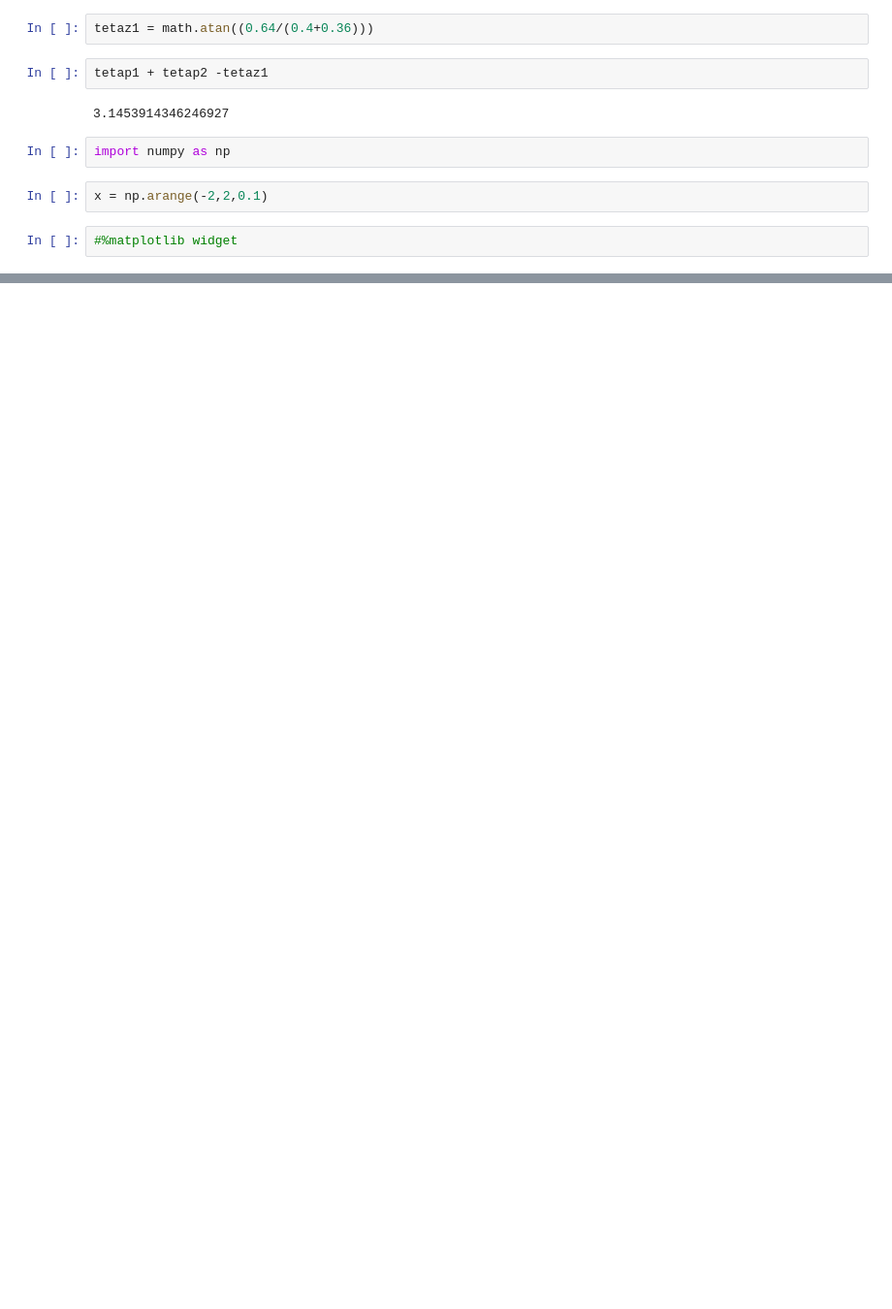
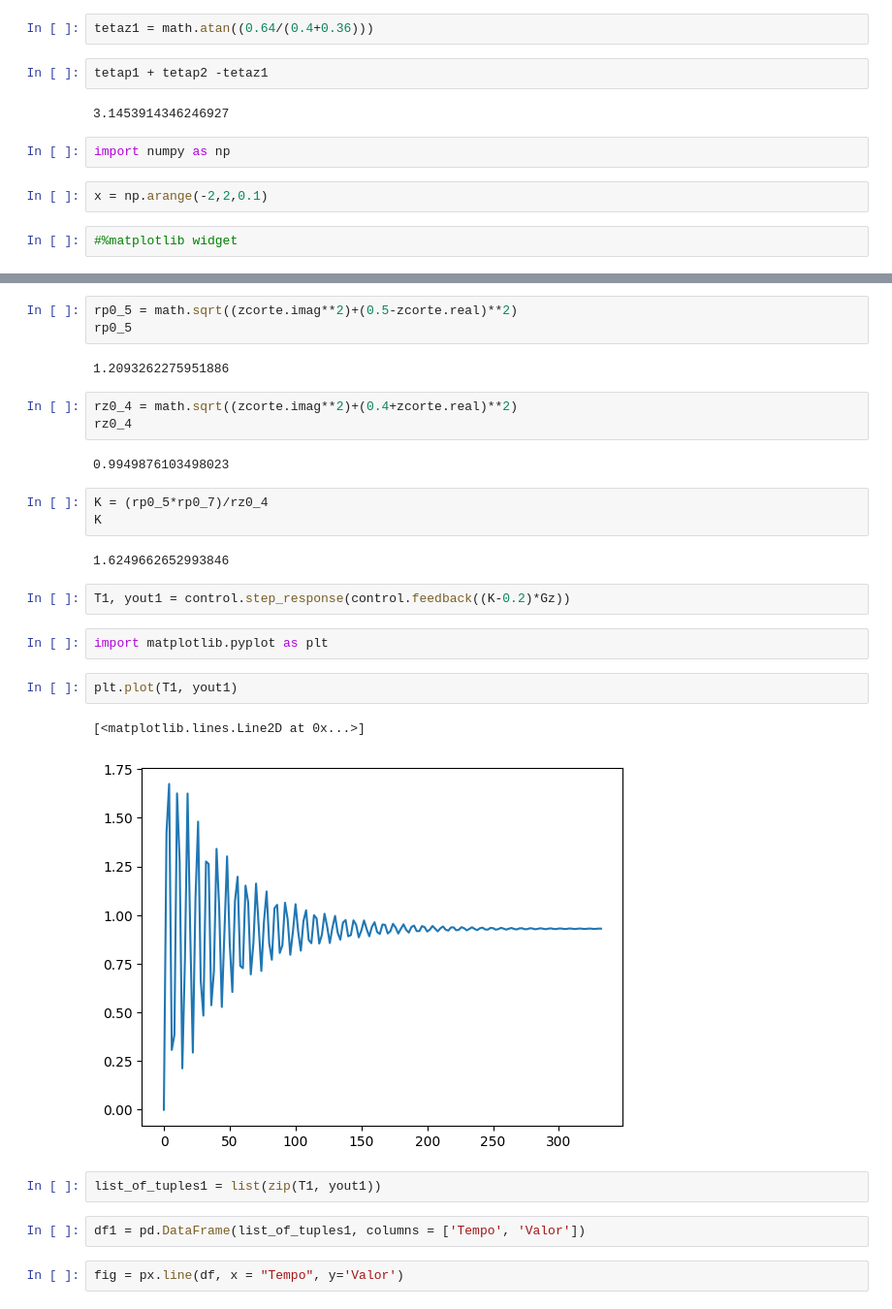
Before and after one commit to JoaoYukio/PCO119, a Jupyter notebook: Atividade 6/Atividade6.ipynb, the cells around one changed output, grey strips where cells are left out. Shown at 97% size. Cells and saved outputs as stored; diff of their text form; blank space fills up the shorter version.

```diff
--- a/Atividade 6/Atividade6.ipynb
+++ b/Atividade 6/Atividade6.ipynb
@@ -95,0 +93,30 @@ array([[ 5.00000000e-01+0.j        ,  7.00000000e-01+0.j        ],
+# %%
+rp0_5 = math.sqrt((zcorte.imag**2)+(0.5-zcorte.real)**2)
+rp0_5
+# %% [output]
+1.2093262275951886
+# %%
+rz0_4 = math.sqrt((zcorte.imag**2)+(0.4+zcorte.real)**2)
+rz0_4
+# %% [output]
+0.9949876103498023
+# %%
+K = (rp0_5*rp0_7)/rz0_4
+K
+# %% [output]
+1.6249662652993846
+# %%
+T1, yout1 = control.step_response(control.feedback((K-0.2)*Gz))
+# %%
+import matplotlib.pyplot as plt
+# %%
+plt.plot(T1, yout1)
+# %% [output]
+[<matplotlib.lines.Line2D at 0x...>]
+[figure, added]
+# %%
+list_of_tuples1 = list(zip(T1, yout1))
+# %%
+df1 = pd.DataFrame(list_of_tuples1, columns = ['Tempo', 'Valor'])
+# %%
+fig = px.line(df, x = "Tempo", y='Valor')
```
Also changed, not shown: parts of 6 cells of this notebook, 2 other files.
